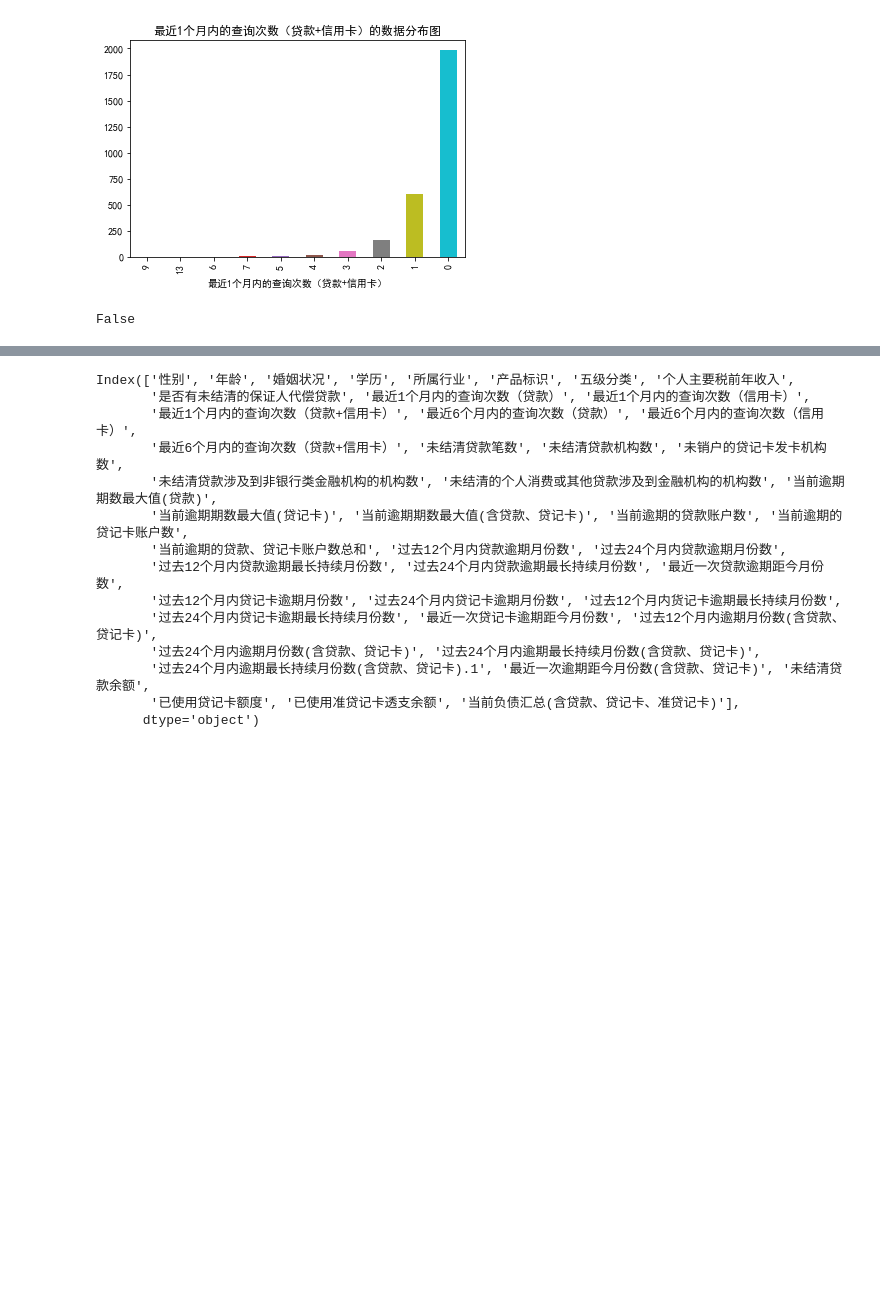
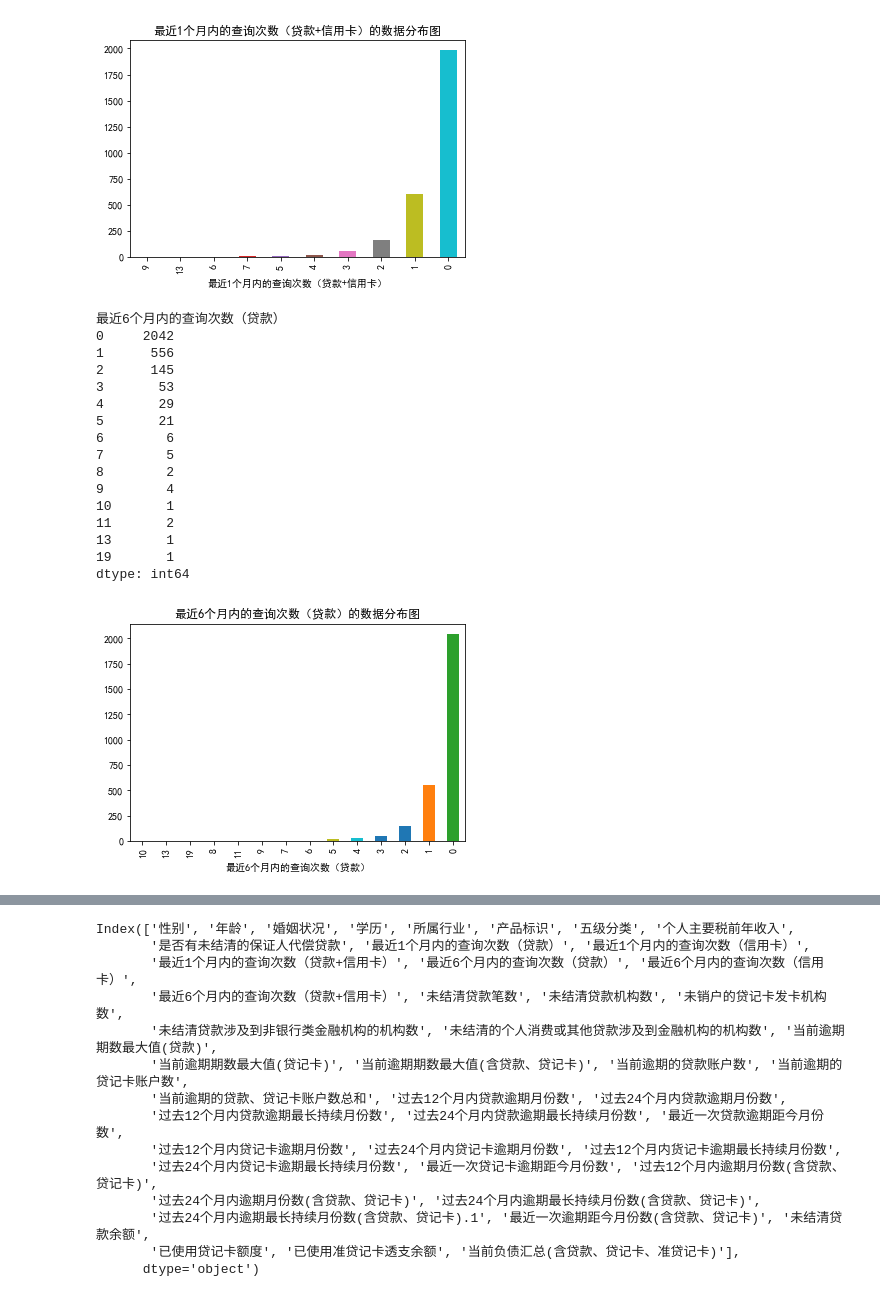
Before and after one commit to Judithning/Uda, a Jupyter notebook: bank_model.ipynb, the cells around one changed output, grey strips where cells are left out. Saved outputs shown, nothing was run; the diff lists cells and outputs as text; code cells hidden in the pictures; blank space fills up the shorter version.

```diff
--- a/bank_model.ipynb
+++ b/bank_model.ipynb
@@ -9,13 +9,14 @@ from pylab import *
 mpl.rcParams['font.sans-serif'] = ['SimHei'] #指定默认字体
 mpl.rcParams['axes.unicode_minus'] = False
 # %%
-#path = r'C:\Users\judit\python\bank model\account_data.xlsx'
-path = r'D:\Uda\account_data.xlsx'
+path = r'C:\Users\judit\python\bank model\account_data.xlsx'
+#path = r'D:\Uda\account_data.xlsx'
 df = pd.read_excel(path, header=0)
 
 df.drop(['证件号码','客户名称','单位名称','户籍所在地','原管户客户经理','现管户客户经理'],axis=1,inplace=True)
 # %%
-path1 = r'D:\Uda\account_data1.xlsx'
+path1 = r'C:\Users\judit\Uda\account_data1.xlsx'
+#path1 = r'D:\Uda\account_data1.xlsx'
 df1 = pd.read_excel(path1, header=0)
 df1.drop(['证件号码','客户名称','单位名称','户籍所在地','原管户客户经理','现管户客户经理'],axis=1,inplace=True)
 # %% [markdown]
@@ -260,7 +268,25 @@ dtype: int64
 bo= df2['最近1个月内的查询次数（贷款）']+df2['最近1个月内的查询次数（信用卡）']==df2['最近1个月内的查询次数（贷款+信用卡）']
 # %%
 df2[~bo].to_excel(r'D:\Uda\not_equal.xlsx')
-# %%
-bool
-# %% [output]
-False
+# %%
+df2['最近6个月内的查询次数（贷款）']=df2['最近6个月内的查询次数（贷款）'].fillna(0).astype(int)
+# %%
+plot_bar(df2,'最近6个月内的查询次数（贷款）')
+# %% [output]
+最近6个月内的查询次数（贷款）
+0     2042
+1      556
+2      145
+3       53
+4       29
+5       21
+6        6
+7        5
+8        2
+9        4
+10       1
+11       2
+13       1
+19       1
+dtype: int64
+[figure, added]
```
Also changed, not shown: parts of 15 cells of this notebook, 1 other file.
